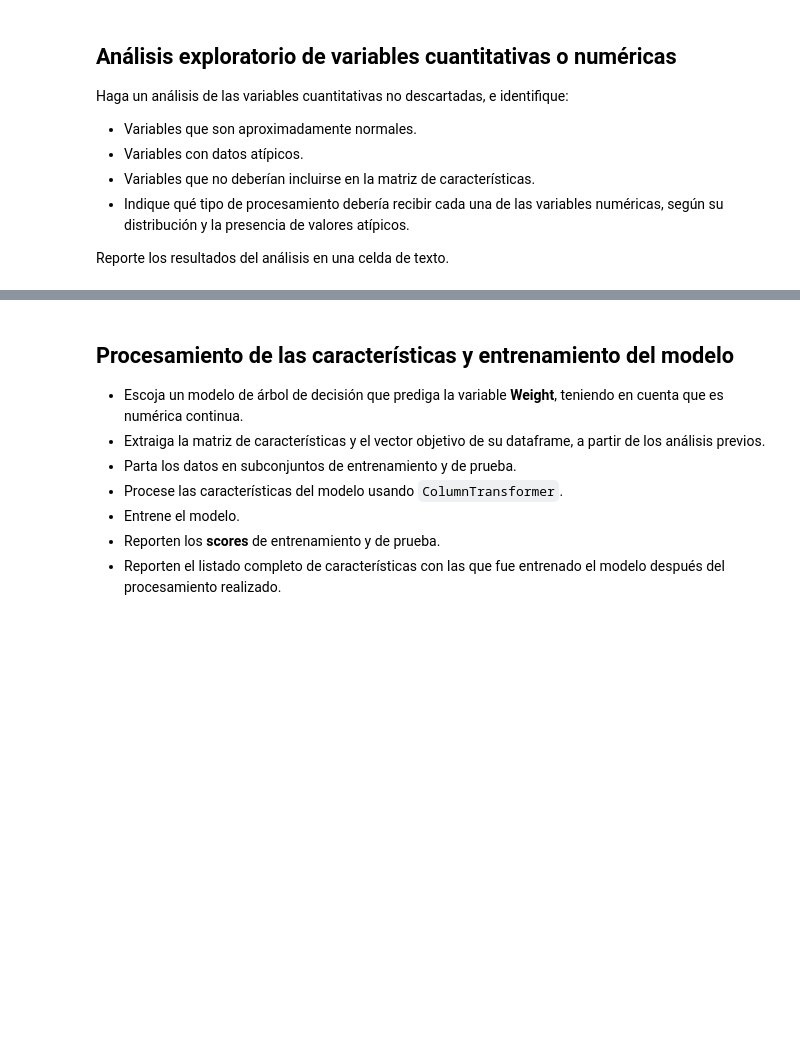
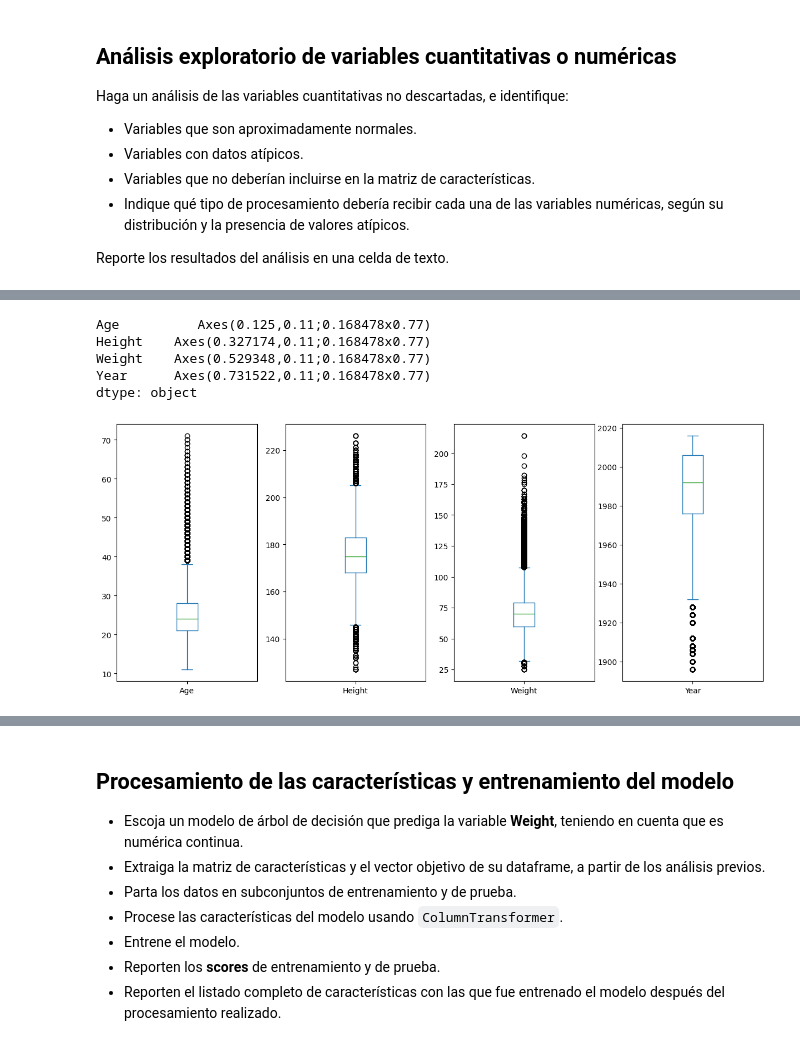
Before and after one commit to jhquiza/ap-2026-1-61, a Jupyter notebook: notebooks/AP_Evaluación_1.ipynb, the cells around one changed output, grey strips where cells are left out. Drawn from its saved outputs; the diff is of its cells as text; code cells hidden in the pictures; blank space fills up the shorter version.

```diff
--- a/notebooks/AP_Evaluación_1.ipynb
+++ b/notebooks/AP_Evaluación_1.ipynb
@@ -56,0 +400,9 @@ Reporte los resultados del análisis en una celda de texto.
+# %%
+df.plot(kind='box', figsize=(15, 6), subplots=True)
+# %% [output]
+Age          Axes(0.125,0.11;0.168478x0.77)
+Height    Axes(0.327174,0.11;0.168478x0.77)
+Weight    Axes(0.529348,0.11;0.168478x0.77)
+Year      Axes(0.731522,0.11;0.168478x0.77)
+dtype: object
+[figure, added]
```
Also changed, not shown: parts of 42 cells of this notebook.
